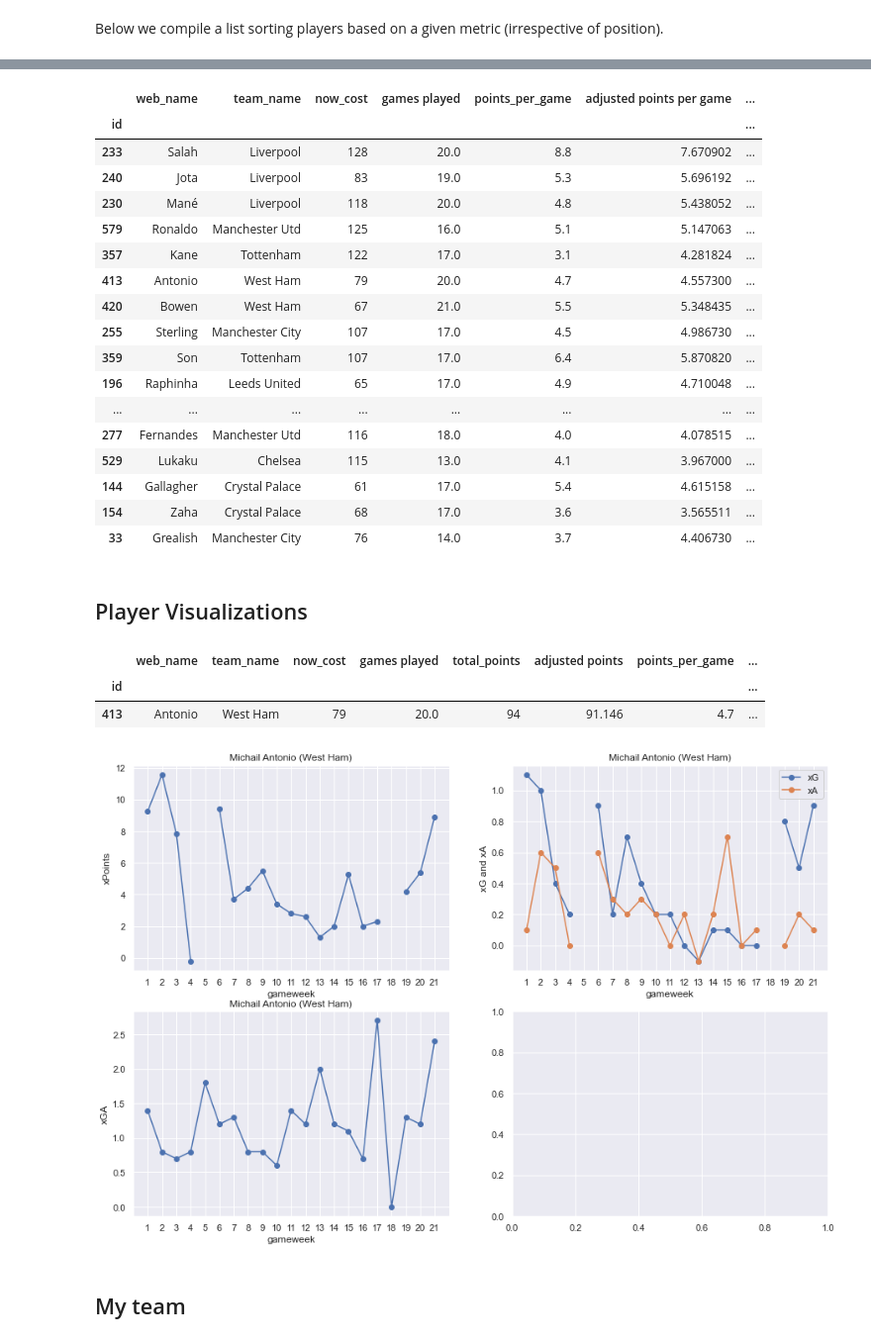
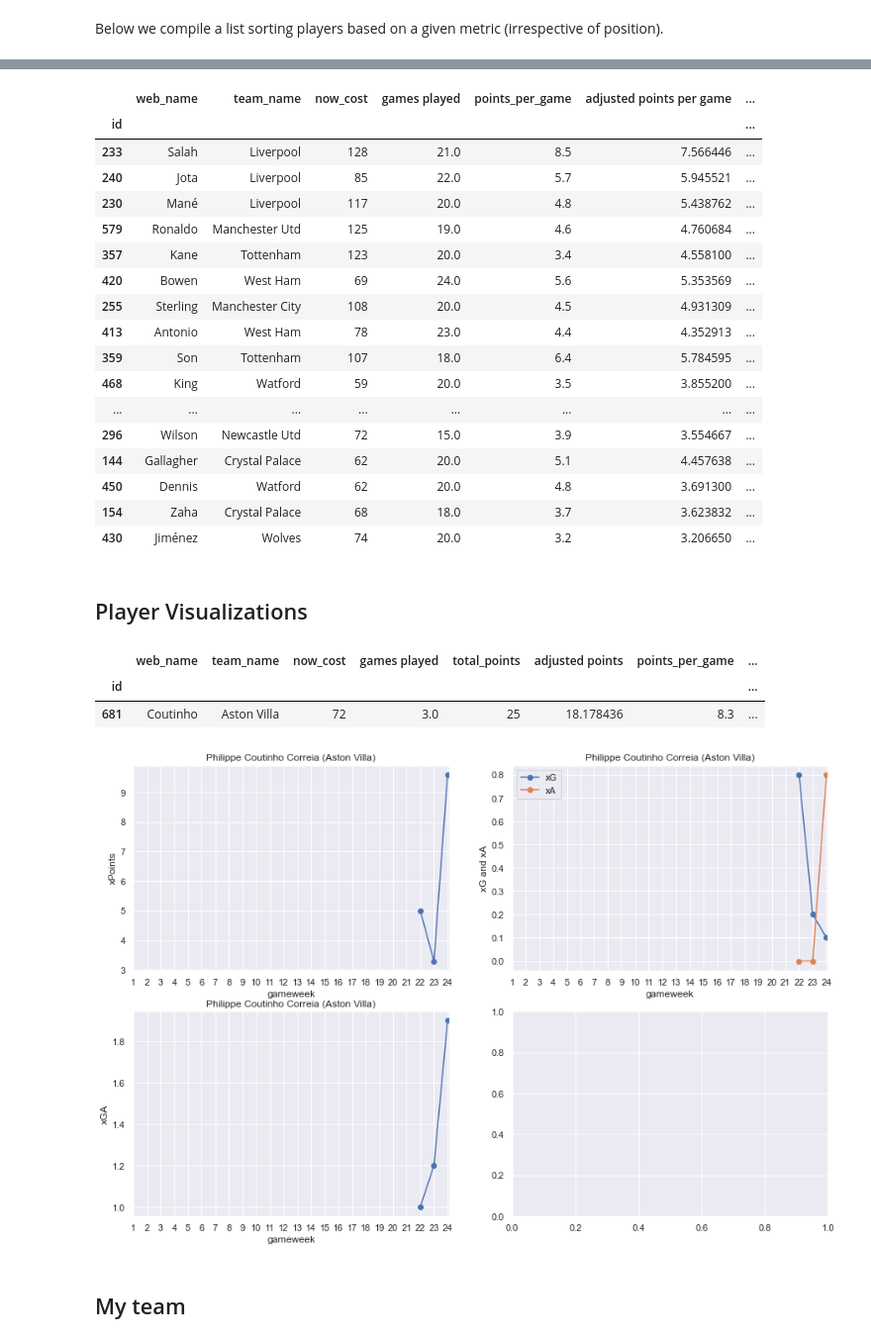
Before and after one commit to jaksticks/Fantasy-Premier-League, a Jupyter notebook: season21_22/notebooks/4. playerEvaluation.ipynb, the cells around one changed output, grey strips where cells are left out. Shown at 99% size. Cells and saved outputs as stored; diff of their text form; code cells hidden in the pictures.

```diff
--- a/season21_22/notebooks/4. playerEvaluation.ipynb
+++ b/season21_22/notebooks/4. playerEvaluation.ipynb
@@ -4,7 +4,7 @@
 Here we compare players based on their adjusted points. Also, we calculate some useful metrics using the adjusted points to further evaluate player performance in FPL.
 # %%
 # recent gameweek
-gameweek = 21
+gameweek = 24
 # %%
 # import basic libraries
 import pandas as pd
@@ -273,22 +273,22 @@ display(df.sort_values(by=[metric], ascending=False)[['web_name','team_name','no
 # %% [output]
 |  | web_name | team_name | now_cost | games played | points_per_game | adjusted points per game | ... |
 | id |  |  |  |  |  |  | ... |
-| 233 | Salah | Liverpool | 128 | 20.0 | 8.8 | 7.670902 | ... |
-| 240 | Jota | Liverpool | 83 | 19.0 | 5.3 | 5.696192 | ... |
-| 230 | Mané | Liverpool | 118 | 20.0 | 4.8 | 5.438052 | ... |
-| 579 | Ronaldo | Manchester Utd | 125 | 16.0 | 5.1 | 5.147063 | ... |
-| 357 | Kane | Tottenham | 122 | 17.0 | 3.1 | 4.281824 | ... |
-| 413 | Antonio | West Ham | 79 | 20.0 | 4.7 | 4.557300 | ... |
-| 420 | Bowen | West Ham | 67 | 21.0 | 5.5 | 5.348435 | ... |
-| 255 | Sterling | Manchester City | 107 | 17.0 | 4.5 | 4.986730 | ... |
-| 359 | Son | Tottenham | 107 | 17.0 | 6.4 | 5.870820 | ... |
-| 196 | Raphinha | Leeds United | 65 | 17.0 | 4.9 | 4.710048 | ... |
+| 233 | Salah | Liverpool | 128 | 21.0 | 8.5 | 7.566446 | ... |
+| 240 | Jota | Liverpool | 85 | 22.0 | 5.7 | 5.945521 | ... |
+| 230 | Mané | Liverpool | 117 | 20.0 | 4.8 | 5.438762 | ... |
+| 579 | Ronaldo | Manchester Utd | 125 | 19.0 | 4.6 | 4.760684 | ... |
+| 357 | Kane | Tottenham | 123 | 20.0 | 3.4 | 4.558100 | ... |
+| 420 | Bowen | West Ham | 69 | 24.0 | 5.6 | 5.353569 | ... |
+| 255 | Sterling | Manchester City | 108 | 20.0 | 4.5 | 4.931309 | ... |
+| 413 | Antonio | West Ham | 78 | 23.0 | 4.4 | 4.352913 | ... |
+| 359 | Son | Tottenham | 107 | 18.0 | 6.4 | 5.784595 | ... |
+| 468 | King | Watford | 59 | 20.0 | 3.5 | 3.855200 | ... |
 | ... | ... | ... | ... | ... | ... | ... | ... |
-| 277 | Fernandes | Manchester Utd | 116 | 18.0 | 4.0 | 4.078515 | ... |
-| 529 | Lukaku | Chelsea | 115 | 13.0 | 4.1 | 3.967000 | ... |
-| 144 | Gallagher | Crystal Palace | 61 | 17.0 | 5.4 | 4.615158 | ... |
-| 154 | Zaha | Crystal Palace | 68 | 17.0 | 3.6 | 3.565511 | ... |
-| 33 | Grealish | Manchester City | 76 | 14.0 | 3.7 | 4.406730 | ... |
+| 296 | Wilson | Newcastle Utd | 72 | 15.0 | 3.9 | 3.554667 | ... |
+| 144 | Gallagher | Crystal Palace | 62 | 20.0 | 5.1 | 4.457638 | ... |
+| 450 | Dennis | Watford | 62 | 20.0 | 4.8 | 3.691300 | ... |
+| 154 | Zaha | Crystal Palace | 68 | 18.0 | 3.7 | 3.623832 | ... |
+| 430 | Jiménez | Wolves | 74 | 20.0 | 3.2 | 3.206650 | ... |
 # %% [markdown]
 ## Player Visualizations
 # %%
@@ -307,46 +307,46 @@ for i in range(1,gameweek+1):
 #display(column_xPoints)
 # %%
 # find player index
-name_string = 'Antonio'
+name_string = 'Coutinho'
 playersFound = df[df['web_name'].str.contains(name_string)]
 display(playersFound[['web_name','team_name','now_cost','games played','total_points','adjusted points',\
                       'points_per_game','adjusted points per game',f'gameweek {gameweek+1} prediction',\
                       'xPoints_next10', 'valuePoints metric']])
 # plot xPoints over time
 ix = playersFound.index[0]
-#ix = 468
+#ix = 266
 
 fig,ax = plt.subplots(2,2,figsize=(15,10))
 
 ax[0,0].plot(game_weeks, df.loc[ix,column_xPoints], marker='o')
 title_string = df.loc[ix,'first_name'] + ' ' + df.loc[ix,'second_name'] + ' (' + df.loc[ix,'team_name'] + ')'
 ax[0,0].set_title(title_string)
 ax[0,0].set_xlabel('gameweek')
 ax[0,0].set_ylabel('xPoints')
 ax[0,0].set_xticks(game_weeks)
 
 ax[0,1].plot(game_weeks, df.loc[ix,column_xG], marker='o')
 ax[0,1].plot(game_weeks, df.loc[ix,column_xA], marker='o')
 ax[0,1].legend(('xG','xA'))
 title_string = df.loc[ix,'first_name'] + ' ' + df.loc[ix,'second_name'] + ' (' + df.loc[ix,'team_name'] + ')'
 ax[0,1].set_title(title_string)
 ax[0,1].set_xlabel('gameweek')
 ax[0,1].set_ylabel('xG and xA')
 ax[0,1].set_xticks(game_weeks)
 
 ax[1,0].plot(game_weeks, df.loc[ix,column_xGA], marker='o')
 title_string = df.loc[ix,'first_name'] + ' ' + df.loc[ix,'second_name'] + ' (' + df.loc[ix,'team_name'] + ')'
 ax[1,0].set_title(title_string)
 ax[1,0].set_xlabel('gameweek')
 ax[1,0].set_ylabel('xGA')
 ax[1,0].set_xticks(game_weeks)
 
 plt.show()
 # %% [output]
 |  | web_name | team_name | now_cost | games played | total_points | adjusted points | points_per_game | ... |
 | id |  |  |  |  |  |  |  | ... |
-| 413 | Antonio | West Ham | 79 | 20.0 | 94 | 91.146 | 4.7 | ... |
+| 681 | Coutinho | Aston Villa | 72 | 3.0 | 25 | 18.178436 | 8.3 | ... |
-[figure, old version]
+[figure, new version]
 # %% [markdown]
 ## My team
 # %%
```
Also changed, not shown: parts of 6 cells of this notebook, 13 other files.
